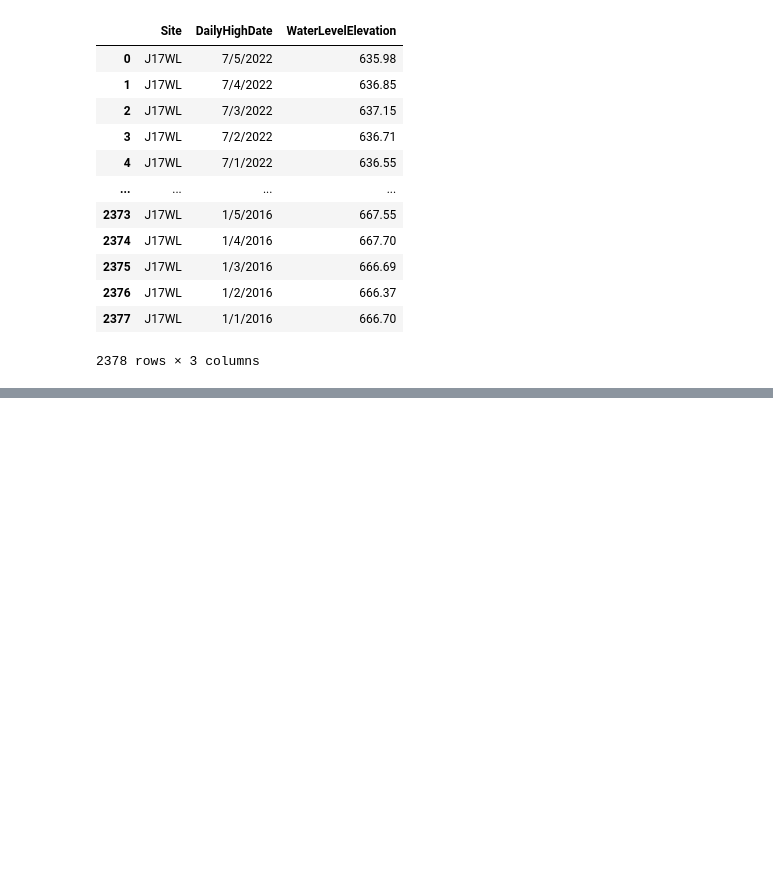
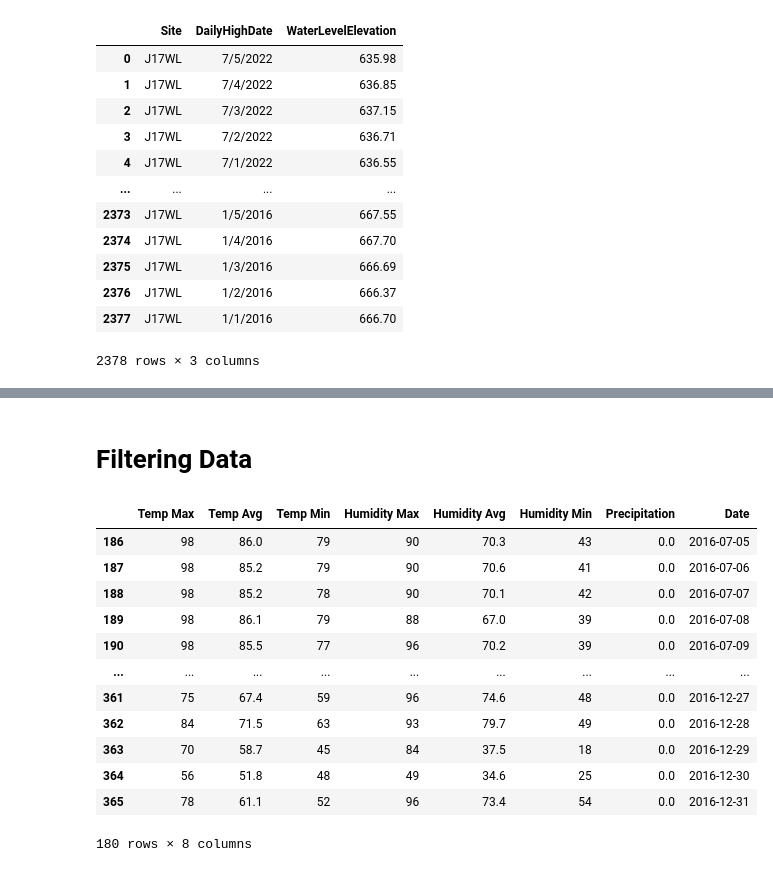
Before and after one commit to Shwetbaba/A-Review-of-the-Effectiveness-of-the-San-Antonio-Water-System-SAWS-Water-Restrictions-Policies, a Jupyter notebook: Group Project-1 Master Code.ipynb, the cells around one changed output, grey strips where cells are left out. Saved outputs shown, nothing was run; the diff lists cells and outputs as text; code cells hidden in the pictures; blank space fills up the shorter version.

```diff
--- a/Group Project-1 Master Code.ipynb
+++ b/Group Project-1 Master Code.ipynb
@@ -32,3 +35,18 @@ Weather_Data_df
 | 2401 | 210 | Jul | 30 | 2022 | 100 | 87.6 | 73 | 96 | 56.7 | ... |
 | 2402 | 211 | Jul | 31 | 2022 | 100 | 86.7 | 76 | 94 | 60.1 | ... |
 2403 rows × 11 columns
+# %%
+#only run this ONCE you will get an error if you dont restart the kernel
+#changes the months in month_abbr to lower case
+lower_ma = [m.lower() for m in month_abbr]
+
+#changes the months in df to lowercase and maps the values to numerical months
+Weather_Data_df['Month'] = Weather_Data_df['Month'].str.lower().map(lambda m: lower_ma.index(m)).astype('Int8')
+# %%
+#uses the apply method to merge our numerical month values into one column
+cols=["Month", "Day", "Year"]
+Weather_Data_df['Date'] = Weather_Data_df[cols].apply(lambda x: '/'.join(x.values.astype(str)), axis="columns")
+
+Weather_Data_df = Weather_Data_df.drop(columns = ["Month", "Day", "Year", "Unnamed: 0"])
+
+Weather_Data_df["Date"] = pd.to_datetime(Weather_Data_df["Date"])
@@ -75,0 +155,12 @@ Drought_Data_df
+# %% [markdown]
+# Filtering Data
+# %%
+#for aquifer data the most recent date we have is 2022-07-05, filter accordingly to get 5 yrs worth of data
+#we do this for all 3 data sets we have
+Weather_Data_2016_df = Weather_Data_df.loc[(Weather_Data_df["Date"] >= "2016-07-05") & (Weather_Data_df["Date"] <= "2016-12-31")]
+Weather_Data_2017_df = Weather_Data_df.loc[(Weather_Data_df["Date"] >= "2017-01-01") & (Weather_Data_df["Date"] <= "2017-12-31")]
+Weather_Data_2018_df = Weather_Data_df.loc[(Weather_Data_df["Date"] >= "2018-01-01") & (Weather_Data_df["Date"] <= "2018-12-31")]
+Weather_Data_2019_df = Weather_Data_df.loc[(Weather_Data_df["Date"] >= "2019-01-01") & (Weather_Data_df["Date"] <= "2019-12-31")]
+Weather_Data_2020_df = Weather_Data_df.loc[(Weather_Data_df["Date"] >= "2020-01-01") & (Weather_Data_df["Date"] <= "2020-12-31")]
+Weather_Data_2021_df = Weather_Data_df.loc[(Weather_Data_df["Date"] >= "2021-01-01") & (Weather_Data_df["Date"] <= "2021-12-31")]
+Weather_Data_2022_df = Weather_Data_df.loc[(Weather_Data_df["Date"] >= "2022-01-01") & (Weather_Data_df["Date"] <= "2022-07-05")]
@@ -75,0 +183,16 @@ Drought_Data_df
+# %%
+Weather_Data_2016_df
+# %% [output]
+|  | Temp Max | Temp Avg | Temp Min | Humidity Max | Humidity Avg | Humidity Min | Precipitation | Date |
+| 186 | 98 | 86.0 | 79 | 90 | 70.3 | 43 | 0.0 | 2016-07-05 |
+| 187 | 98 | 85.2 | 79 | 90 | 70.6 | 41 | 0.0 | 2016-07-06 |
+| 188 | 98 | 85.2 | 78 | 90 | 70.1 | 42 | 0.0 | 2016-07-07 |
+| 189 | 98 | 86.1 | 79 | 88 | 67.0 | 39 | 0.0 | 2016-07-08 |
+| 190 | 98 | 85.5 | 77 | 96 | 70.2 | 39 | 0.0 | 2016-07-09 |
+| ... | ... | ... | ... | ... | ... | ... | ... | ... |
+| 361 | 75 | 67.4 | 59 | 96 | 74.6 | 48 | 0.0 | 2016-12-27 |
+| 362 | 84 | 71.5 | 63 | 93 | 79.7 | 49 | 0.0 | 2016-12-28 |
+| 363 | 70 | 58.7 | 45 | 84 | 37.5 | 18 | 0.0 | 2016-12-29 |
+| 364 | 56 | 51.8 | 48 | 49 | 34.6 | 25 | 0.0 | 2016-12-30 |
+| 365 | 78 | 61.1 | 52 | 96 | 73.4 | 54 | 0.0 | 2016-12-31 |
+180 rows × 8 columns
```
Also changed, not shown: parts of 13 cells of this notebook.
